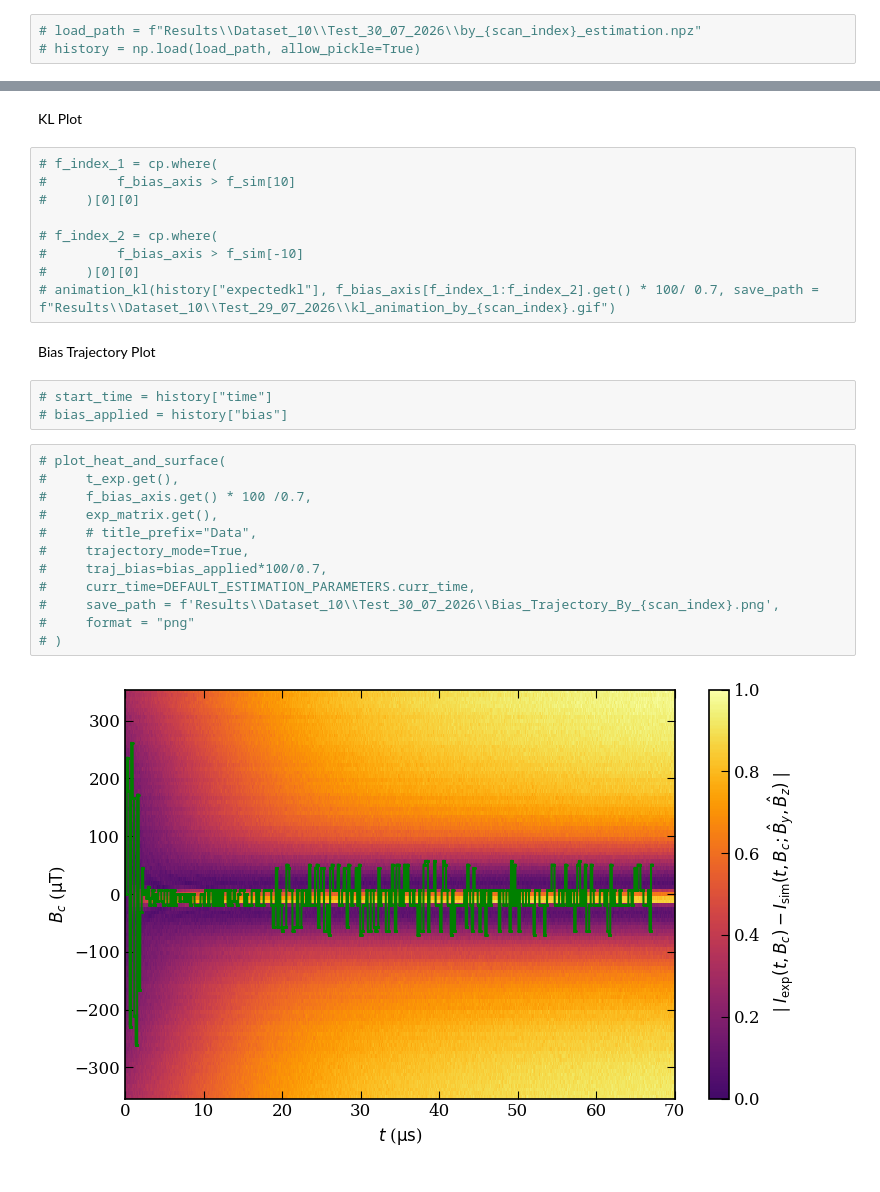
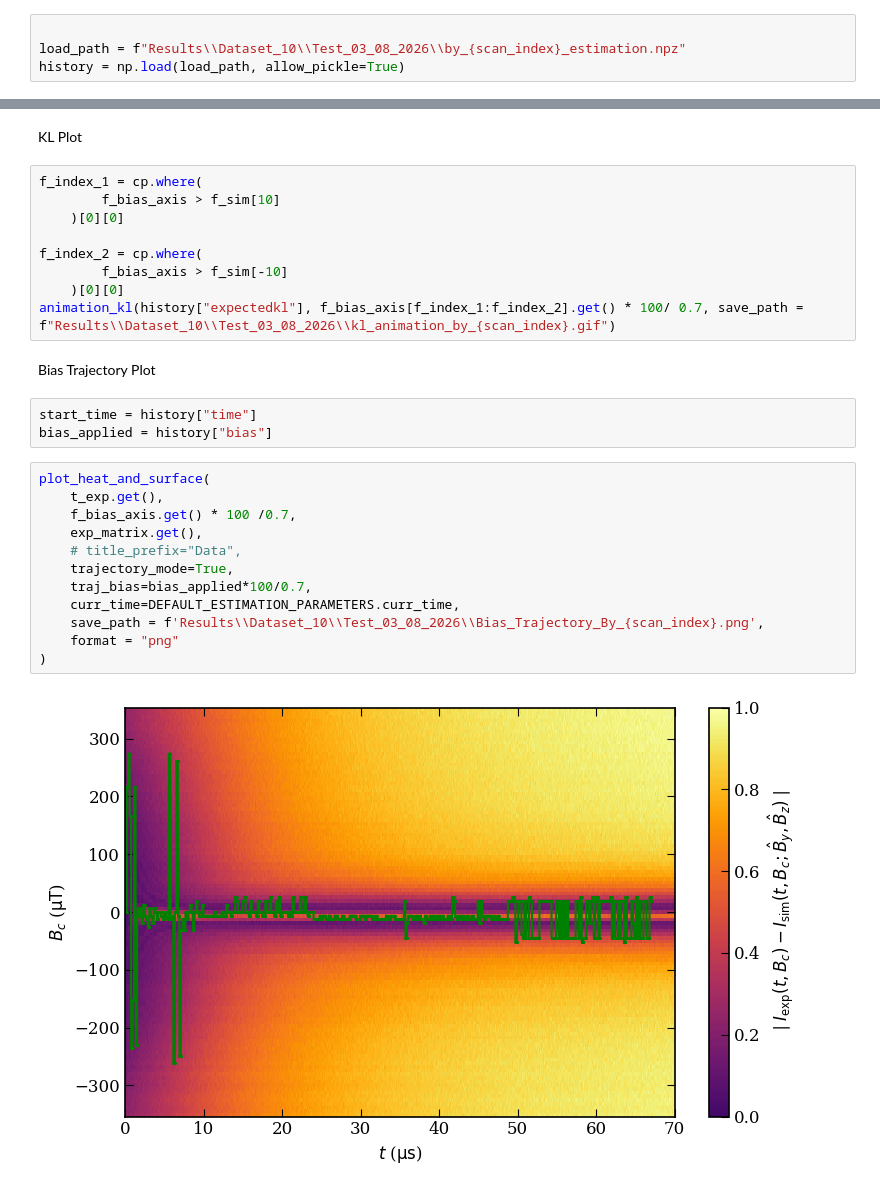
Before and after one commit to Bruce-Wayne-Was-Taken/bayesian_nmor, a Jupyter notebook: Joint_Estimation/testrun_joint.ipynb, the cells around one changed output, grey strips where cells are left out. Cells and saved outputs as stored; diff of their text form.

```diff
--- a/Joint_Estimation/testrun_joint.ipynb
+++ b/Joint_Estimation/testrun_joint.ipynb
@@ -306,8 +289,9 @@ Finished in 69.24 s
 # %% [markdown]
 Loading Saved Data
 # %%
-# load_path = f"Results\\Dataset_10\\Test_30_07_2026\\by_{scan_index}_estimation.npz"
-# history = np.load(load_path, allow_pickle=True)
+
+load_path = f"Results\\Dataset_10\\Test_03_08_2026\\by_{scan_index}_estimation.npz"
+history = np.load(load_path, allow_pickle=True)
 # %%
 # print(history["zoom_events"])
 # %%
@@ -322,31 +306,31 @@ Posterior Plot
 # %% [markdown]
 KL Plot
 # %%
-# f_index_1 = cp.where(
-#         f_bias_axis > f_sim[10]
-#     )[0][0]
+f_index_1 = cp.where(
+        f_bias_axis > f_sim[10]
+    )[0][0]
 
-# f_index_2 = cp.where(
-#         f_bias_axis > f_sim[-10]
-#     )[0][0]
-# animation_kl(history["expectedkl"], f_bias_axis[f_index_1:f_index_2].get() * 100/ 0.7, save_path = f"Results\\Dataset_10\\Test_29_07_2026\\kl_animation_by_{scan_index}.gif")
+f_index_2 = cp.where(
+        f_bias_axis > f_sim[-10]
+    )[0][0]
+animation_kl(history["expectedkl"], f_bias_axis[f_index_1:f_index_2].get() * 100/ 0.7, save_path = f"Results\\Dataset_10\\Test_03_08_2026\\kl_animation_by_{scan_index}.gif")
 # %% [markdown]
 Bias Trajectory Plot
 # %%
-# start_time = history["time"]
-# bias_applied = history["bias"]
+start_time = history["time"]
+bias_applied = history["bias"]
 # %%
-# plot_heat_and_surface(
-#     t_exp.get(),
-#     f_bias_axis.get() * 100 /0.7,
-#     exp_matrix.get(),
-#     # title_prefix="Data",
-#     trajectory_mode=True,
-#     traj_bias=bias_applied*100/0.7,
-#     curr_time=DEFAULT_ESTIMATION_PARAMETERS.curr_time,
-#     save_path = f'Results\\Dataset_10\\Test_30_07_2026\\Bias_Trajectory_By_{scan_index}.png',
-#     format = "png"
-# )
+plot_heat_and_surface(
+    t_exp.get(),
+    f_bias_axis.get() * 100 /0.7,
+    exp_matrix.get(),
+    # title_prefix="Data",
+    trajectory_mode=True,
+    traj_bias=bias_applied*100/0.7,
+    curr_time=DEFAULT_ESTIMATION_PARAMETERS.curr_time,
+    save_path = f'Results\\Dataset_10\\Test_03_08_2026\\Bias_Trajectory_By_{scan_index}.png',
+    format = "png"
+)
 # %% [output]
-[figure, old version]
+[figure, new version]
 # %%
```
Also changed, not shown: parts of 8 cells of this notebook, 7 other files.
